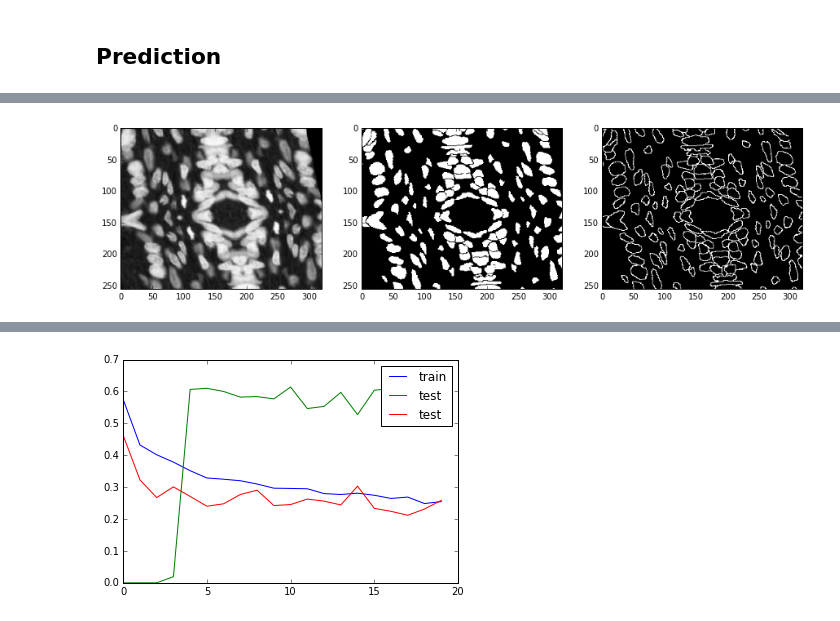
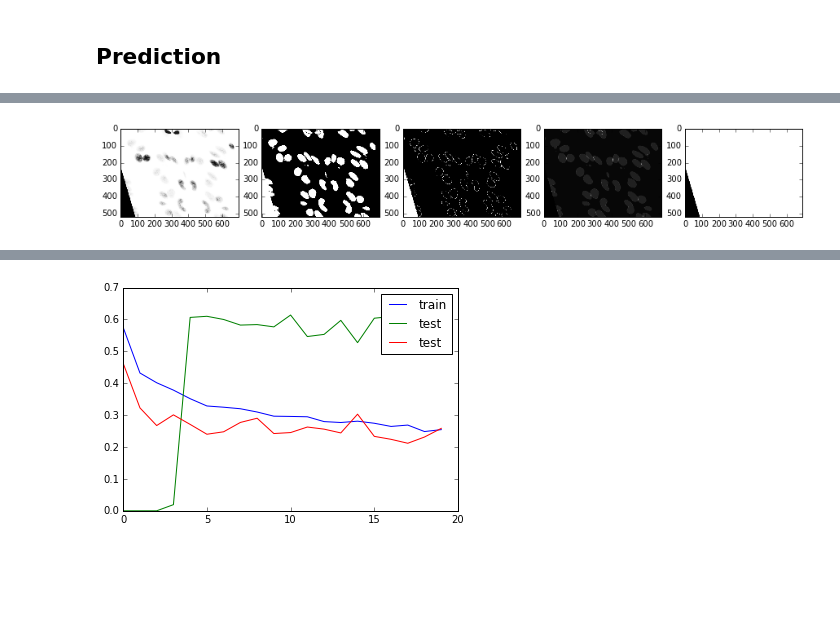
Before and after one commit to rykachevskiy/ds_bowl_2018, a Jupyter notebook: notebooks/Unet_ver2.ipynb, the cells around one changed output, grey strips where cells are left out. Cells and saved outputs as stored; diff of their text form; code cells hidden in the pictures; blank space fills up the shorter version.

```diff
--- a/notebooks/Unet_ver2.ipynb
+++ b/notebooks/Unet_ver2.ipynb
@@ -29,7 +31,7 @@ def show(im, i = None, figsize =None):
     plt.show()
 # %%
 def plot_all(image):
-    n = im.shape[2]
+    n = image.shape[2]
     f, a = plt.subplots(1, n, figsize=(15,18))
     for i in range(n):
         a[i].imshow(image[:,:,i], cmap = 'gray')
@@ -327,4 +365,5 @@ im = train_data[0].copy()
 # %%
-im_t = transform(im)
+im = train_data[1]
+%time im_t = transform(im)
 #im_t, m = ra.affine_smooth(mirror(im), rotation=10, shear=-30)
 # %% [output]
@@ -332,4 +372,4 @@ im_t = transform(im)
 # %%
-plot_all(crop(im_t, im.shape[:2]))
+plot_all(im_t)
 # %% [output]
-[figure, old version]
+[figure, new version]
```
Also changed, not shown: parts of 50 cells of this notebook, 1 other file.
